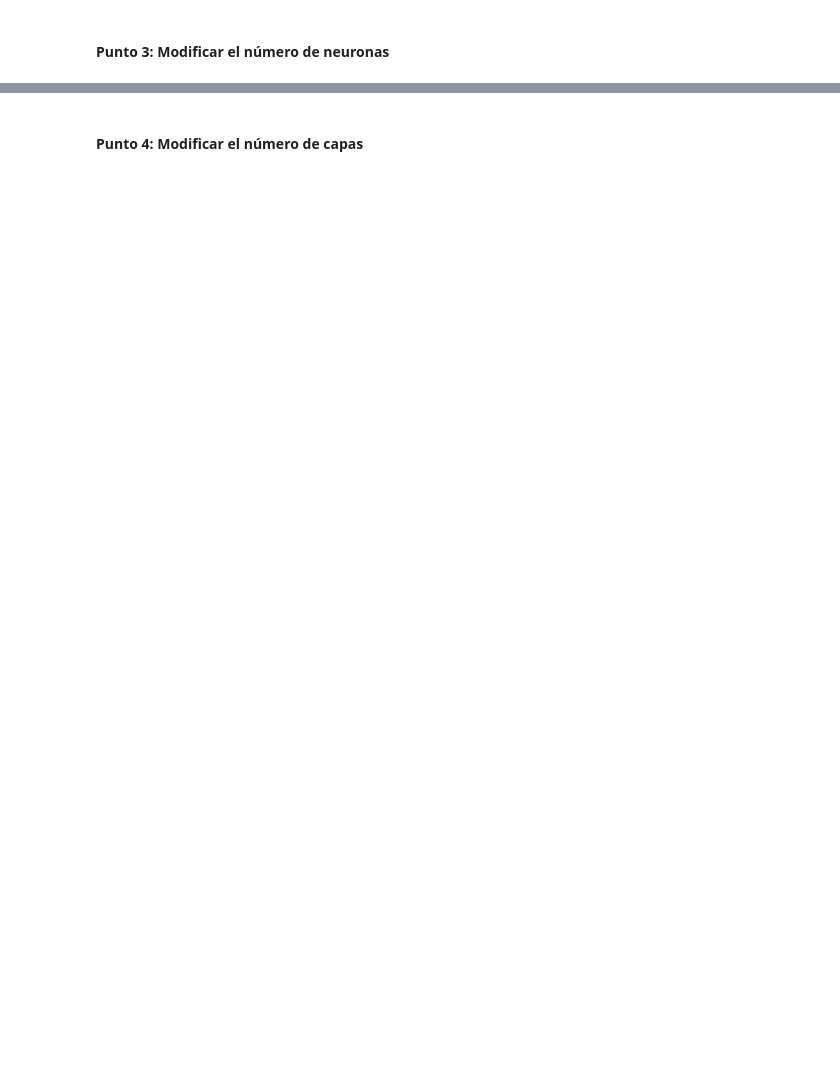
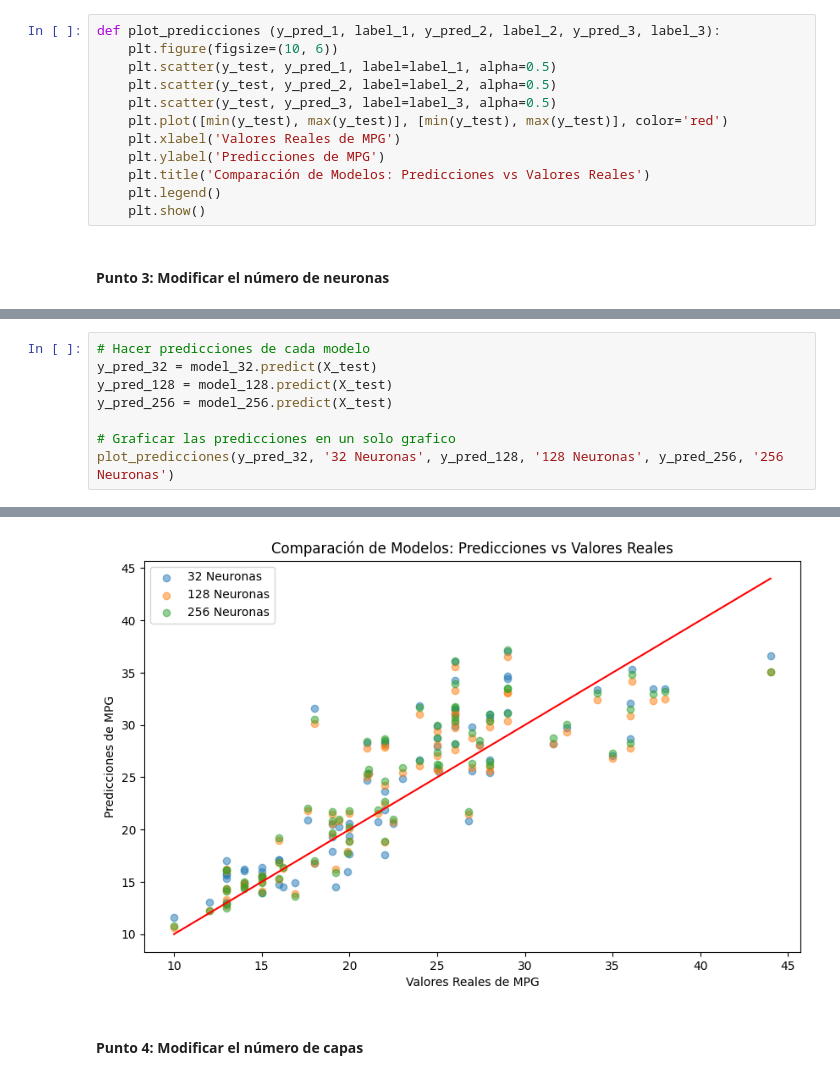
Before and after one commit to despinosaa/Taller6_analitica, a Jupyter notebook: codigo.ipynb, the cells around one changed output, grey strips where cells are left out. Drawn from its saved outputs; the diff is of its cells as text; blank space fills up the shorter version.

```diff
--- a/codigo.ipynb
+++ b/codigo.ipynb
@@ -84,3 +111,15 @@ Epoch 100/100
+# %%
+def plot_predicciones (y_pred_1, label_1, y_pred_2, label_2, y_pred_3, label_3):
+    plt.figure(figsize=(10, 6))
+    plt.scatter(y_test, y_pred_1, label=label_1, alpha=0.5)
+    plt.scatter(y_test, y_pred_2, label=label_2, alpha=0.5)
+    plt.scatter(y_test, y_pred_3, label=label_3, alpha=0.5)
+    plt.plot([min(y_test), max(y_test)], [min(y_test), max(y_test)], color='red')
+    plt.xlabel('Valores Reales de MPG')
+    plt.ylabel('Predicciones de MPG')
+    plt.title('Comparación de Modelos: Predicciones vs Valores Reales')
+    plt.legend()
+    plt.show()
 # %% [markdown]
 #### Punto 3: Modificar el número de neuronas
 # %%
@@ -203,0 +188,9 @@ WARNING:tensorflow:5 out of the last 7 calls to <function TensorFlowTrainer.make
+# %%
+# Hacer predicciones de cada modelo
+y_pred_32 = model_32.predict(X_test)
+y_pred_128 = model_128.predict(X_test)
+y_pred_256 = model_256.predict(X_test)
+
+# Graficar las predicciones en un solo grafico
+plot_predicciones(y_pred_32, '32 Neuronas', y_pred_128, '128 Neuronas', y_pred_256, '256 Neuronas')
+# %% [output]
@@ -204,3 +200,4 @@ WARNING:tensorflow:5 out of the last 7 calls to <function TensorFlowTrainer.make
+[figure, added]
 # %% [markdown]
 #### Punto 4: Modificar el número de capas
 # %%
```
Also changed, not shown: parts of 17 cells of this notebook.
